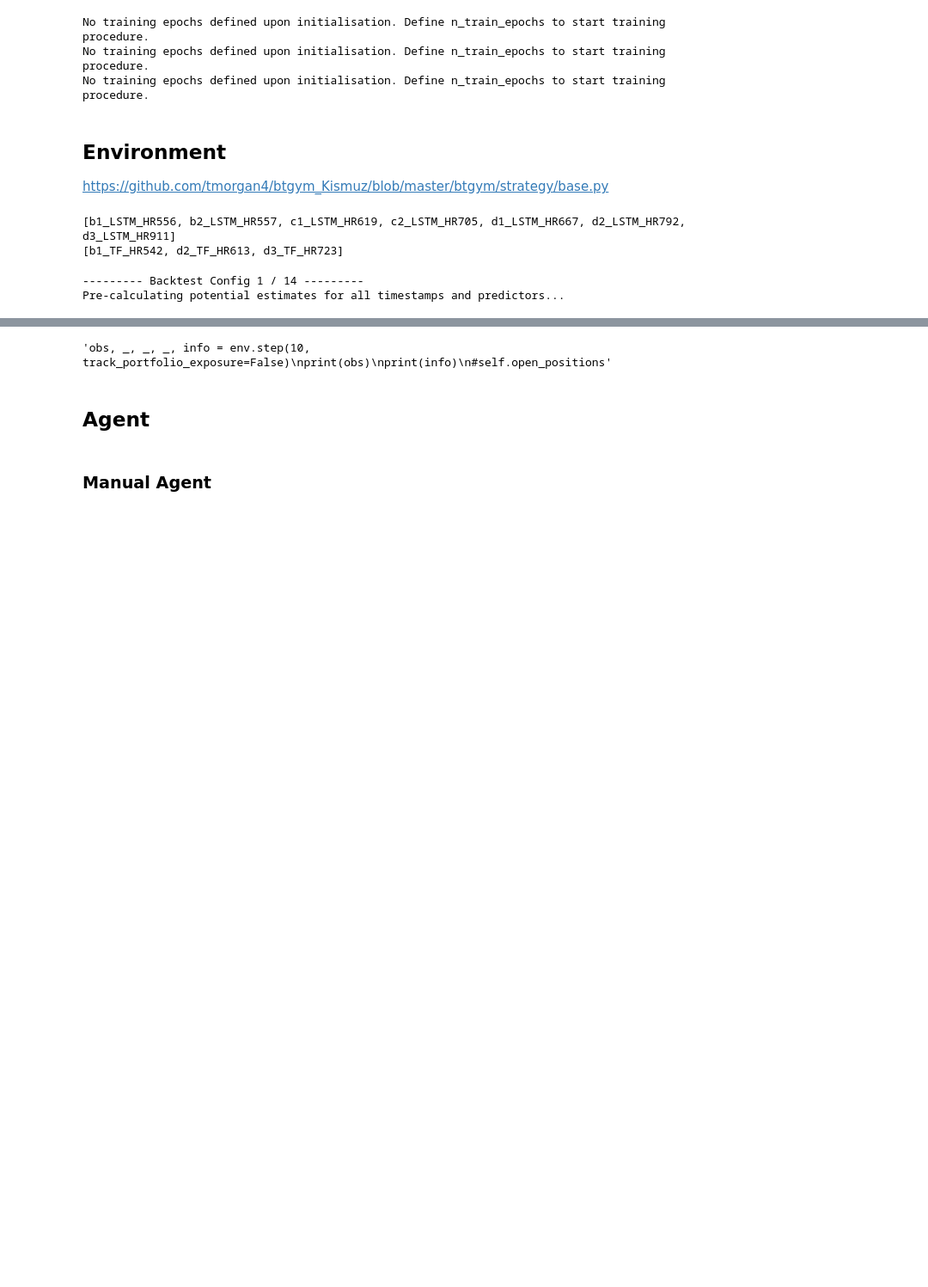
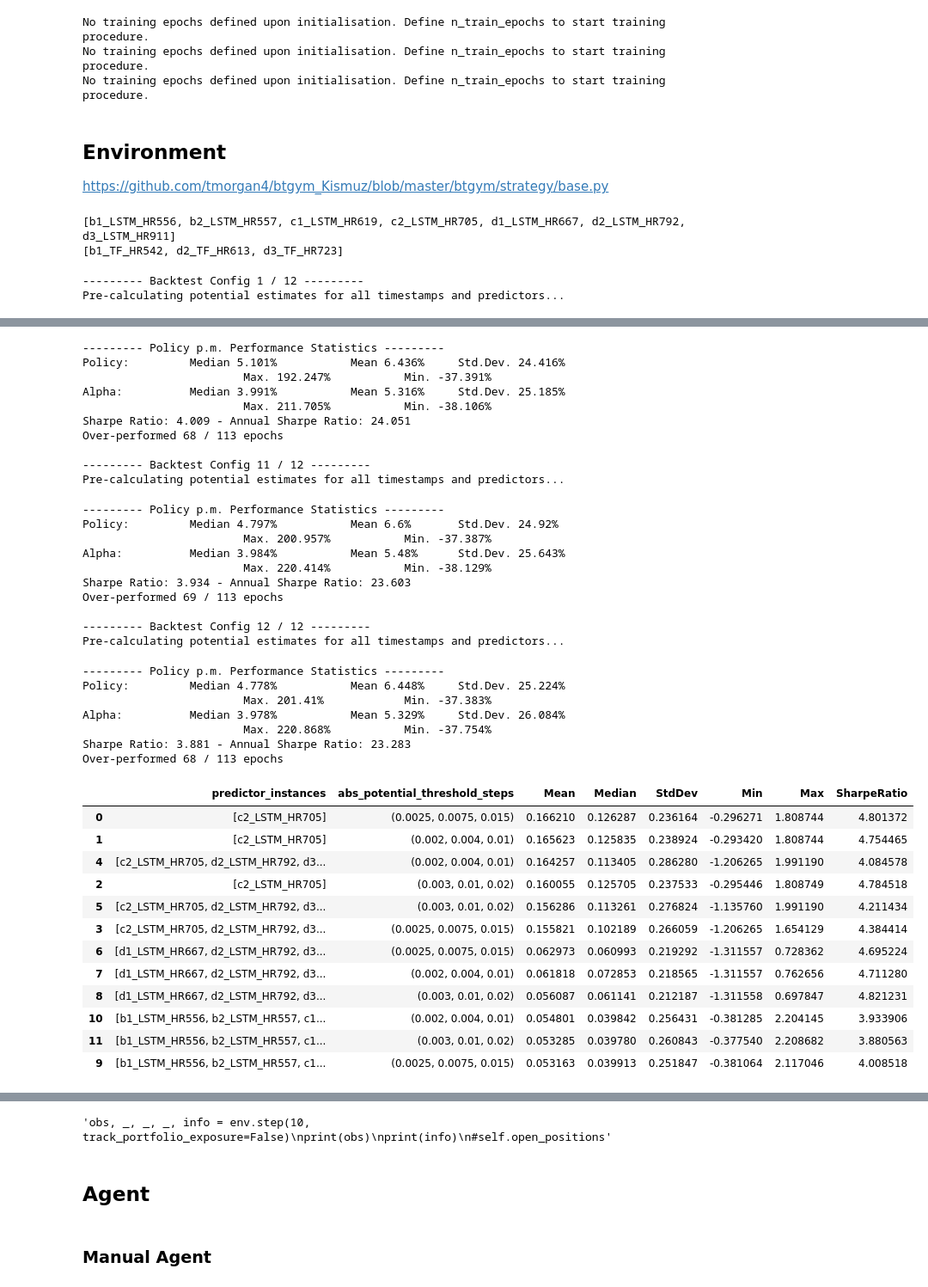
Before and after one commit to paulruesing/hybrid-rl-index-trading, a Jupyter notebook: notebooks/agent_dev.ipynb, the cells around one changed output, grey strips where cells are left out. Shown at 86% size. Drawn from its saved outputs; the diff is of its cells as text; code cells hidden in the pictures; blank space fills up the shorter version.

```diff
--- a/notebooks/agent_dev.ipynb
+++ b/notebooks/agent_dev.ipynb
@@ -246,8 +244,8 @@ def env_parametrisation_loop(env_price_file_path: Path,
 
         agent_kwargs = {}
         try:  # if agent potential threshold steps defined in env, add to agent_kwargs dict and remove from env_kwargs
-            agent_kwargs['abs_potential_treshold_steps'] = env_kwargs['abs_potential_treshold_steps']
-            del env_kwargs['abs_potential_treshold_steps']
+            agent_kwargs['abs_potential_threshold_steps'] = env_kwargs['abs_potential_threshold_steps']
+            del env_kwargs['abs_potential_threshold_steps']
         except KeyError:
             pass
 
@@ -272,7 +270,7 @@ def env_parametrisation_loop(env_price_file_path: Path,
 
         # convert np values to regular values and concat to result row:
         metric_list = [metric.item() if isinstance(metric, np.float64) else metric for metric in metric_tuple]
-        result_row = list(config) + [metric_list]
+        result_row = list(config) + metric_list
         result_array.append(result_row)  # append to result_array
 
     # convert to frame and sort eventually:
@@ -292,27 +290,29 @@ print(tf_predictor_list)
 result_frame = env_parametrisation_loop(env_price_file_path=ENV_PRICE_FILE, env_price_sampling_rate_minutes=15,
                                         env_product_set=portfolio,
                                         # varying params:
-                                        predictor_instances=[[d3_LSTM_HR911],  # great predictors on their own
-                                                             [d2_LSTM_HR792],
-                                                             [c2_LSTM_HR705],
-                                                             [d3_TF_HR723],
+                                        predictor_instances=[#[d3_LSTM_HR911],  # great predictors on their own
+                                                             #[d2_LSTM_HR792],
+                                                             [c2_LSTM_HR705], #
+                                                             #[d3_TF_HR723],
                                                              # combinations:
-                                                             [c2_LSTM_HR705, d2_LSTM_HR792, d3_LSTM_HR911, d3_TF_HR723],
+                                                             [c2_LSTM_HR705, d2_LSTM_HR792, d3_LSTM_HR911, d3_TF_HR723],  #
                                                              # all above 70
-                                                             [d3_LSTM_HR911, d3_TF_HR723],  # both architectures D3
-                                                             [d2_LSTM_HR792, d2_TF_HR613],  # both architectures D2
-                                                             [b1_LSTM_HR556, b1_TF_HR542],  # both architectures b1
-                                                             [b1_LSTM_HR556, b2_LSTM_HR557, b1_TF_HR542],
+                                                             #[d3_LSTM_HR911, d3_TF_HR723],  # both architectures D3
+                                                             #[d2_LSTM_HR792, d2_TF_HR613],  # both architectures D2
+                                                             #[b1_LSTM_HR556, b1_TF_HR542],  # both architectures b1
+                                                             #[b1_LSTM_HR556, b2_LSTM_HR557, b1_TF_HR542],
                                                              # all short term
-                                                             [c1_LSTM_HR619, c2_LSTM_HR705],  # all mid term
-                                                             [d1_LSTM_HR667, d2_LSTM_HR792, d3_LSTM_HR911, d2_TF_HR613,
-                                                              d3_TF_HR723],  # all long term
-                                                             lstm_predictor_list,  # all LSTMs
-                                                             tf_predictor_list,  # all transformers
-                                                             lstm_predictor_list + tf_predictor_list,  # all predictors
+                                                             #[c1_LSTM_HR619, c2_LSTM_HR705],  # all mid term
+                                                             [d1_LSTM_HR667, d2_LSTM_HR792, d3_LSTM_HR911, d2_TF_HR613, d3_TF_HR723],  # all long term  #
+                                                             #lstm_predictor_list,  # all LSTMs
+                                                             #tf_predictor_list,  # all transformers
+                                                             lstm_predictor_list + tf_predictor_list,  # all predictors  #
                                                              ],
 
                                         # constant params:
+                                        # 90 day expected return, sell -> buy -> highest leverage
+                                        abs_potential_threshold_steps = [(.0025, .0075, .015), (.002, .004, .01), (.003, .01, .02)],
+                                        # balanced, offensive, defensive
                                         trading_quantity_per_leverage_factor=1,
                                         sell_opposite_direction_if_no_cash=True,
                                         sell_all_opposite_products_if_no_cash=True,  #[False, True],
@@ -321,6 +321,6 @@ result_frame = env_parametrisation_loop(env_price_file_path=ENV_PRICE_FILE, env_
                                         leverage_categories=(1.0, 2.0, 3.0, 4.0, 5.0))
 result_frame
 # %% [output]
---------- Backtest Config 1 / 14 ---------
+--------- Backtest Config 1 / 12 ---------
 Pre-calculating potential estimates for all timestamps and predictors...
 --------- Policy p.m. Performance Statistics ---------
@@ -361,0 +416,40 @@ Pre-calculating potential estimates for all timestamps and predictors...
+--------- Policy p.m. Performance Statistics ---------
+Policy:         Median 5.101%           Mean 6.436%     Std.Dev. 24.416%
+                        Max. 192.247%           Min. -37.391%
+Alpha:          Median 3.991%           Mean 5.316%     Std.Dev. 25.185%
+                        Max. 211.705%           Min. -38.106%
+Sharpe Ratio: 4.009 - Annual Sharpe Ratio: 24.051
+Over-performed 68 / 113 epochs
+
+--------- Backtest Config 11 / 12 ---------
+Pre-calculating potential estimates for all timestamps and predictors...
+--------- Policy p.m. Performance Statistics ---------
+Policy:         Median 4.797%           Mean 6.6%       Std.Dev. 24.92%
+                        Max. 200.957%           Min. -37.387%
+Alpha:          Median 3.984%           Mean 5.48%      Std.Dev. 25.643%
+                        Max. 220.414%           Min. -38.129%
+Sharpe Ratio: 3.934 - Annual Sharpe Ratio: 23.603
+Over-performed 69 / 113 epochs
+
+--------- Backtest Config 12 / 12 ---------
+Pre-calculating potential estimates for all timestamps and predictors...
+--------- Policy p.m. Performance Statistics ---------
+Policy:         Median 4.778%           Mean 6.448%     Std.Dev. 25.224%
+                        Max. 201.41%            Min. -37.383%
+Alpha:          Median 3.978%           Mean 5.329%     Std.Dev. 26.084%
+                        Max. 220.868%           Min. -37.754%
+Sharpe Ratio: 3.881 - Annual Sharpe Ratio: 23.283
+Over-performed 68 / 113 epochs
+|  | predictor_instances | abs_potential_threshold_steps | Mean | Median | StdDev | Min | Max | SharpeRatio |
+| 0 | [c2_LSTM_HR705] | (0.0025, 0.0075, 0.015) | 0.166210 | 0.126287 | 0.236164 | -0.296271 | 1.808744 | 4.801372 |
+| 1 | [c2_LSTM_HR705] | (0.002, 0.004, 0.01) | 0.165623 | 0.125835 | 0.238924 | -0.293420 | 1.808744 | 4.754465 |
+| 4 | [c2_LSTM_HR705, d2_LSTM_HR792, d3... | (0.002, 0.004, 0.01) | 0.164257 | 0.113405 | 0.286280 | -1.206265 | 1.991190 | 4.084578 |
+| 2 | [c2_LSTM_HR705] | (0.003, 0.01, 0.02) | 0.160055 | 0.125705 | 0.237533 | -0.295446 | 1.808749 | 4.784518 |
+| 5 | [c2_LSTM_HR705, d2_LSTM_HR792, d3... | (0.003, 0.01, 0.02) | 0.156286 | 0.113261 | 0.276824 | -1.135760 | 1.991190 | 4.211434 |
+| 3 | [c2_LSTM_HR705, d2_LSTM_HR792, d3... | (0.0025, 0.0075, 0.015) | 0.155821 | 0.102189 | 0.266059 | -1.206265 | 1.654129 | 4.384414 |
+| 6 | [d1_LSTM_HR667, d2_LSTM_HR792, d3... | (0.0025, 0.0075, 0.015) | 0.062973 | 0.060993 | 0.219292 | -1.311557 | 0.728362 | 4.695224 |
+| 7 | [d1_LSTM_HR667, d2_LSTM_HR792, d3... | (0.002, 0.004, 0.01) | 0.061818 | 0.072853 | 0.218565 | -1.311557 | 0.762656 | 4.711280 |
+| 8 | [d1_LSTM_HR667, d2_LSTM_HR792, d3... | (0.003, 0.01, 0.02) | 0.056087 | 0.061141 | 0.212187 | -1.311558 | 0.697847 | 4.821231 |
+| 10 | [b1_LSTM_HR556, b2_LSTM_HR557, c1... | (0.002, 0.004, 0.01) | 0.054801 | 0.039842 | 0.256431 | -0.381285 | 2.204145 | 3.933906 |
+| 11 | [b1_LSTM_HR556, b2_LSTM_HR557, c1... | (0.003, 0.01, 0.02) | 0.053285 | 0.039780 | 0.260843 | -0.377540 | 2.208682 | 3.880563 |
+| 9 | [b1_LSTM_HR556, b2_LSTM_HR557, c1... | (0.0025, 0.0075, 0.015) | 0.053163 | 0.039913 | 0.251847 | -0.381064 | 2.117046 | 4.008518 |
```
Also changed, not shown: parts of 11 cells of this notebook, 2 other files.
